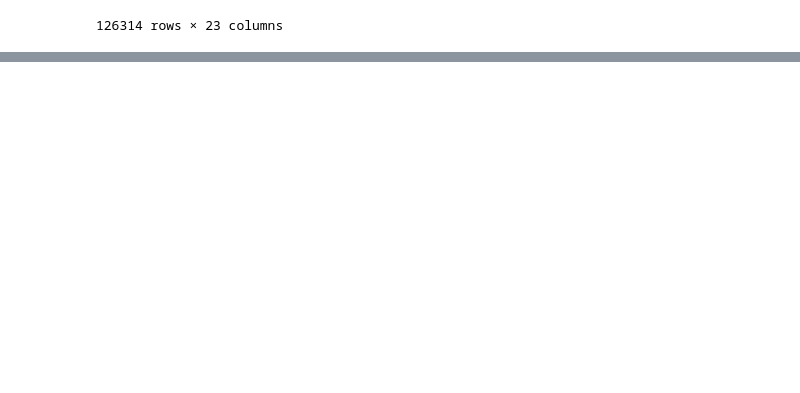
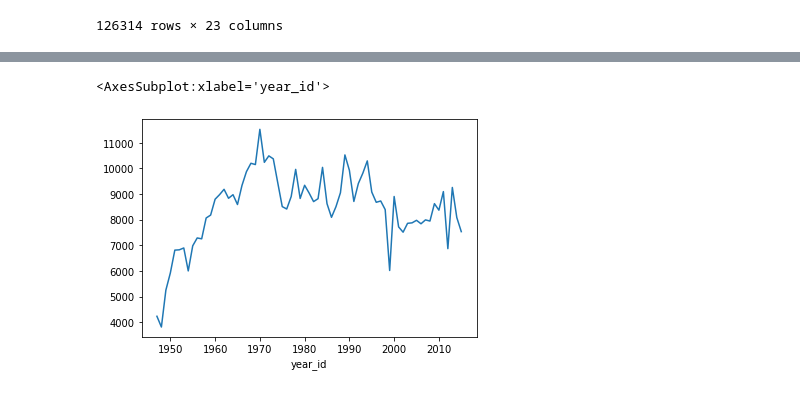
Before and after one commit to lutfiadam97/learning_journal_data_science, a Jupyter notebook: phase_0/jupyter_notebook/lecture_pandas_siang.ipynb, the cells around one changed output, grey strips where cells are left out. Cells and saved outputs as stored; diff of their text form; code cells hidden in the pictures; blank space fills up the shorter version.

```diff
--- a/phase_0/jupyter_notebook/lecture_pandas_siang.ipynb
+++ b/phase_0/jupyter_notebook/lecture_pandas_siang.ipynb
@@ -417,0 +455,2 @@ nba.head(2)
+# %%
+nba["date_game"] = pd.to_datetime(nba["date_game"]) #mengubah tipe data ke tipe datetime
@@ -417,0 +503,4 @@ nba.head(2)
+# %%
+nba["location"] = pd.Categorical(nba["location"])
+#mengubah tipe data menjadi category
+# fungsinya untuk mengurangi penggunaan memory
@@ -417,0 +668,5 @@ nba.head(2)
+# %%
+nba[nba["fran_id"] == "Knicks"].groupby("year_id")["pts"].sum().plot()
+# %% [output]
+<AxesSubplot:xlabel='year_id'>
+[figure, added]
```
Also changed, not shown: parts of 32 cells of this notebook, 3 other files.
